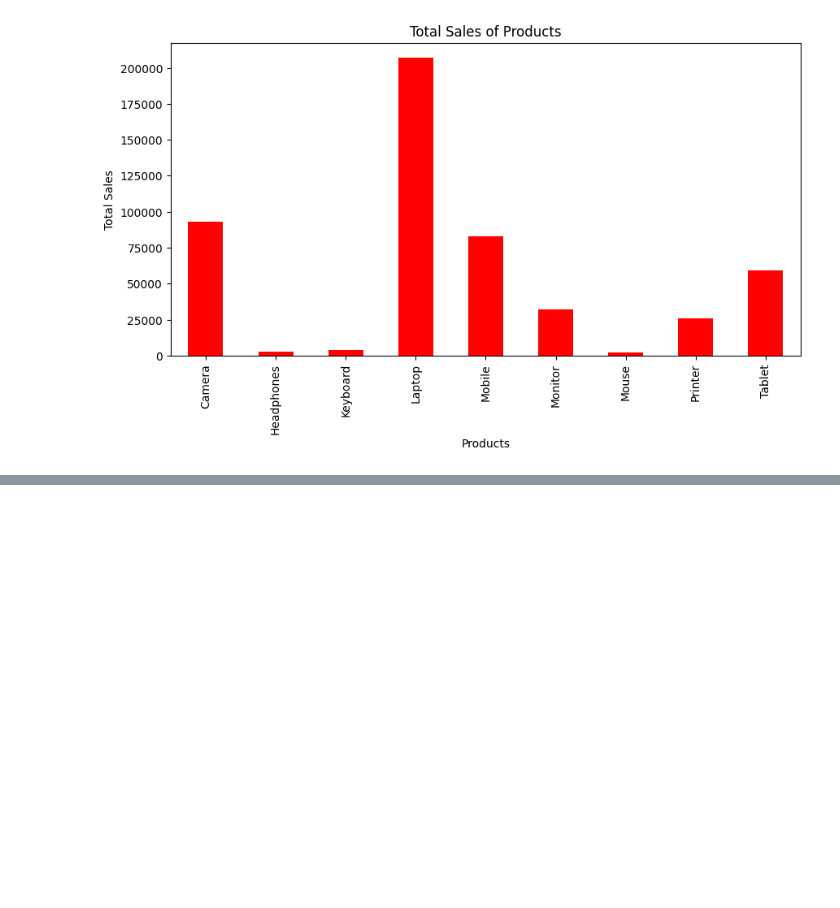
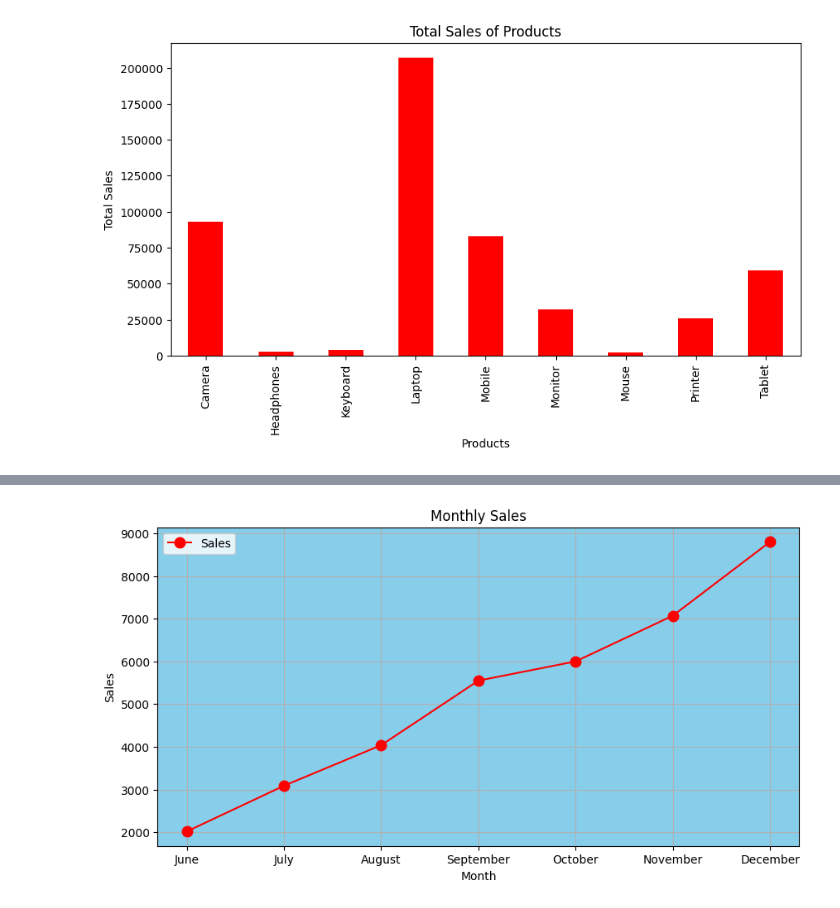
Before and after one commit to TechKirtisingh/DSAI, a Jupyter notebook: mathplotlib.ipynb, the cells around one changed output, grey strips where cells are left out. Saved outputs shown, nothing was run; the diff lists cells and outputs as text; code cells hidden in the pictures; blank space fills up the shorter version.

```diff
--- a/mathplotlib.ipynb
+++ b/mathplotlib.ipynb
@@ -166,0 +175,34 @@ sales_df.groupby("Product")["Sales"].sum().plot(
+# %%
+import pandas as pd
+import matplotlib.pyplot as plt
+
+# Create DataFrame
+df = pd.DataFrame({
+    "Sales": [2020, 3090, 4040, 5550, 6000, 7070, 8800],
+    "Month": ["June", "July", "August", "September", "October", "November", "December"]
+})
+
+
+# Create plot
+ax = df.plot(
+    x="Month",
+    y="Sales",
+    kind="line",
+    figsize=(10, 5),
+    color="red",
+    title="Monthly Sales",
+    marker="o",
+    markeredgewidth=4
+
+)
+
+# Customize graph
+ax.set_xlabel("Month")
+ax.set_ylabel("Sales")
+ax.grid(True)
+
+plt.gca().set_facecolor('skyblue')  # Set background color to light gray
+
+plt.show()
+# %% [output]
+[figure, added]
```
Also changed, not shown: parts of 3 cells of this notebook, 3 other files.
